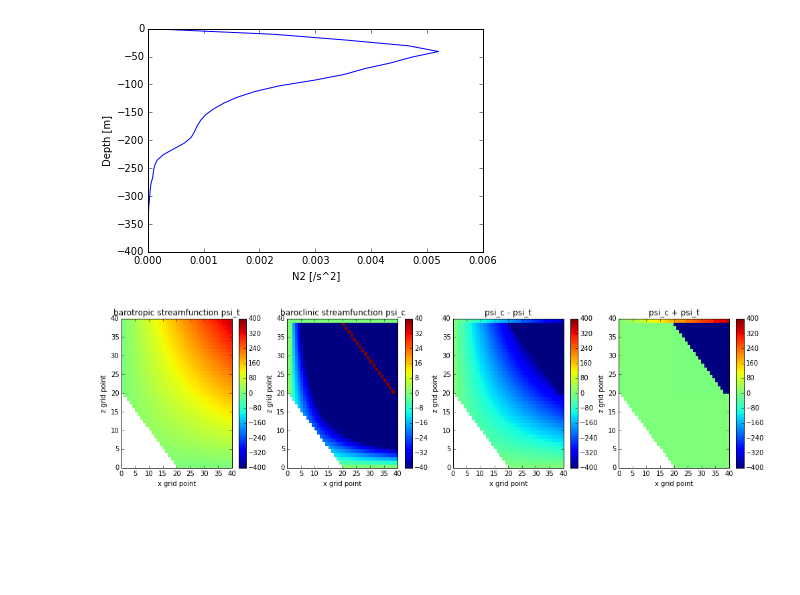
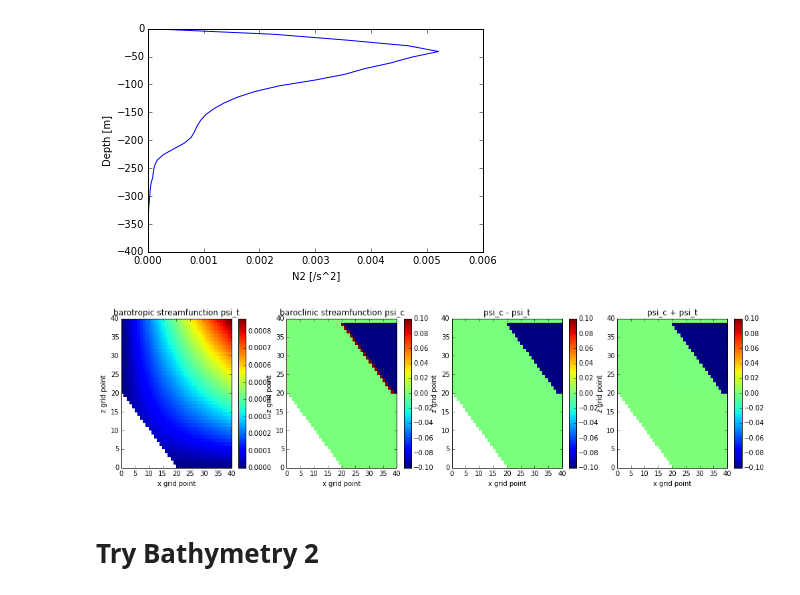
Before and after one commit to jieliu920608/Lab7Assignment, a Jupyter notebook: Project.ipynb, the cells around one changed output. Drawn from its saved outputs; the diff is of its cells as text; code cells hidden in the pictures; blank space fills up the shorter version.

Commit message:
add another bathymetry

```diff
--- a/Project.ipynb
+++ b/Project.ipynb
@@ -32,9 +34,9 @@ psi = np.zeros((ngrid,ngrid))
 psi_t = np.zeros((ngrid,ngrid))
 psi_c = np.zeros((ngrid,ngrid))
 H = b0*np.ones((ngrid,ngrid))
-x = np.arange(ngrid)
-z= np.flipud(x)
-x,z = np.meshgrid(x,z)
+#x = np.arange(ngrid)
+#z= np.flipud(x)
+#x,z = np.meshgrid(x,z)
 # %%
 def bathy1(b0, ngrid):
     ## construct slope topography
@@ -106,7 +91,7 @@ def initial_conditions(psi_c):
     ## for slope boundary points:
     a= np.loadtxt('slope_index.txt')
     for i in np.arange(len(a)):
-        psi_c[a[i,0],a[i,1]] = -(1/k_t)* np.sin(k_t*np.pi*a[i,1]*dx/180) * (b0+Hm[a[i,0],-1])/b0
+        psi_c[a[i,0],a[i,1]] = -(w0/k_t)* np.sin(k_t*np.pi*a[i,1]*dx/180) * (b0+Hm[a[i,0],-1])/b0
     return psi_c
 # %%
 def boundary_conditions(psi_c):
@@ -130,7 +115,7 @@ def leap_frog(psi_c, N2):
             psi_c[pz, i+1] = 2*psi_c[pz, i] + (dx**2/N2[pz,i])*(omega**2*(psi_c[pz-1,i]-2*psi_c[pz,i]\
             +psi_c[pz+1,i])/(dz**2)-(N2[pz,i]/g)*omega**2*(psi_c[pz-1,i]-psi_c[pz+1,i])/(2*dz)) - psi_c[pz, i-1]
             if [pz,i+1] in a:
-                   psi_c[pz, i+1] = -(1/k_t)* np.sin(k_t*np.pi*(i+1)*dx/180)*(b0+Hm[pz,-1])/b0
+                psi_c[pz, i+1] = -(w0/k_t)* np.sin(k_t*np.pi*(i+1)*dx/180)*(b0+Hm[pz,-1])/b0
 
     return psi_c
 # %%
@@ -164,7 +149,7 @@ mask = Hm.mask
 psi_c = np.ma.array(psi_c,mask =mask)
 # %%
 ## barotropic streamfunction
-psi_t = (1/k_t)* np.sin(k_t*np.pi*np.arange(0,40,1)*dx/180) * (b0+Hm)/b0
+psi_t = (w0/k_t)* np.sin(k_t*np.pi*np.arange(0,40,1)*dx/180) * (b0+Hm)/b0
 # %%
 fig, axs =plt.subplots(1,4,figsize = (17,4))
 ## barotropic inputs
@@ -268,30 +264,32 @@ psi_c = np.ma.array(psi_c,mask =mask)
 # %%
 fig, axs =plt.subplots(1,4,figsize = (17,4))
 ## barotropic inputs
-plot=axs[0].pcolormesh(psi_t,linewidth=0,rasterized=True,cmap = 'jet',vmin=-400, vmax=400)
+plot=axs[0].pcolormesh(psi_t,linewidth=0,rasterized=True,cmap = 'jet')
 fig.colorbar(plot, ax=axs[0])
 cbar.set_label('streamfunction psi_t')
 axs[0].set_title('barotropic streamfunction psi_t')
 
-plot=axs[1].pcolormesh(psi_c,linewidth=0,rasterized=True,cmap = 'jet',vmin=-40, vmax=40)
+plot=axs[1].pcolormesh(psi_c,linewidth=0,rasterized=True,cmap = 'jet')
 fig.colorbar(plot, ax=axs[1])
 cbar.set_label('streamfunction psi_c')
 axs[1].set_title('baroclinic streamfunction psi_c')
 
-plot=axs[2].pcolormesh(psi_c-psi_t,linewidth=0,rasterized=True,cmap = 'jet',vmin=-400, vmax=400)
+plot=axs[2].pcolormesh(psi_c-psi_t,linewidth=0,rasterized=True,cmap = 'jet')
 fig.colorbar(plot, ax=axs[2])
 cbar.set_label('difference of between psi_c and psi_t')
 axs[2].set_title('psi_c - psi_t')
 
-plot=axs[3].pcolormesh(psi_c+psi_t,linewidth=0,rasterized=True,cmap = 'jet',vmin=-400, vmax=400)
+plot=axs[3].pcolormesh(psi_c+psi_t,linewidth=0,rasterized=True,cmap = 'jet')
 fig.colorbar(plot, ax=axs[3])
 cbar.set_label('difference of between psi_c and psi_t')
 axs[3].set_title('psi_c + psi_t')
 
 for ax in axs:
     ax.set_xlim(0,40)
     ax.set_xlabel('x grid point')
     ax.set_ylabel('z grid point')
     ax.set_ylim(0,40)
 # %% [output]
-[figure, old version]
+[figure, new version]
+# %% [markdown]
+# Try Bathymetry 2
```
Also changed, not shown: parts of 20 cells of this notebook.
